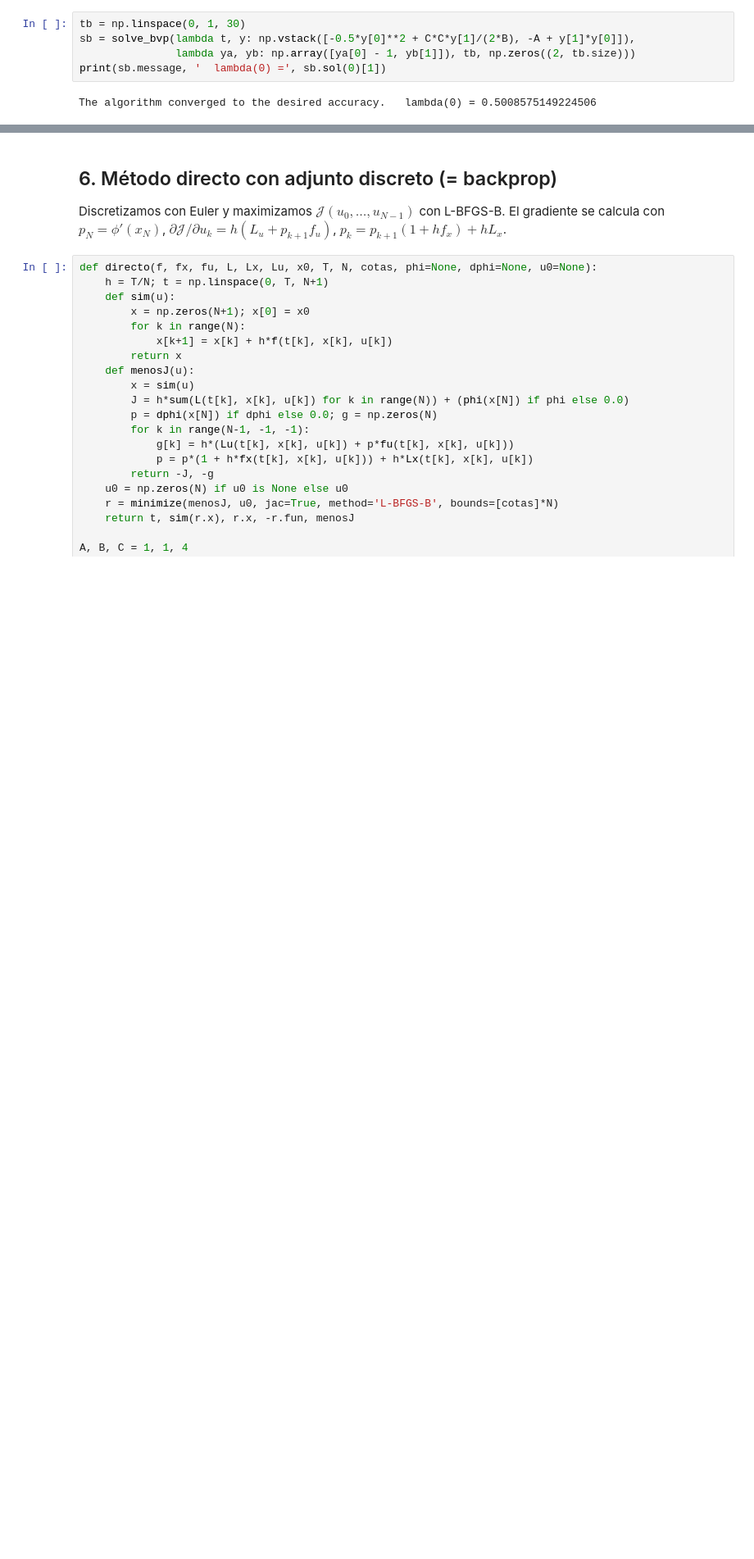
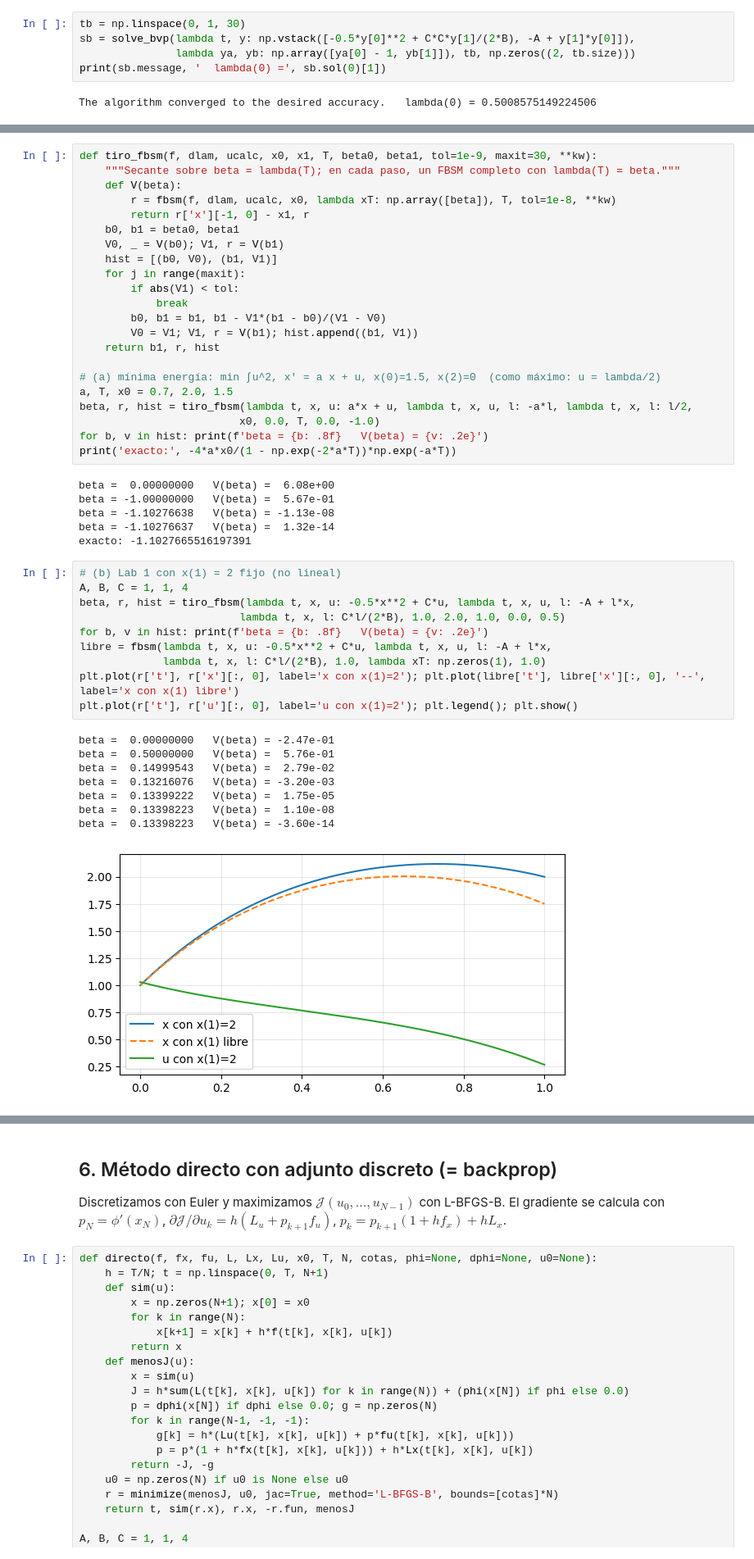
Before and after one commit to csfvega-arg/Colabs-materia-control, a Jupyter notebook: clase04.ipynb, the cells around one changed output, grey strips where cells are left out. Shown at 82% size. Cells and saved outputs as stored; diff of their text form; blank space fills up the shorter version.

```diff
--- a/clase04.ipynb
+++ b/clase04.ipynb
@@ -186,0 +237,47 @@ The algorithm converged to the desired accuracy.   lambda(0) = 0.500857514922450
+# %%
+def tiro_fbsm(f, dlam, ucalc, x0, x1, T, beta0, beta1, tol=1e-9, maxit=30, **kw):
+    """Secante sobre beta = lambda(T); en cada paso, un FBSM completo con lambda(T) = beta."""
+    def V(beta):
+        r = fbsm(f, dlam, ucalc, x0, lambda xT: np.array([beta]), T, tol=1e-8, **kw)
+        return r['x'][-1, 0] - x1, r
+    b0, b1 = beta0, beta1
+    V0, _ = V(b0); V1, r = V(b1)
+    hist = [(b0, V0), (b1, V1)]
+    for j in range(maxit):
+        if abs(V1) < tol:
+            break
+        b0, b1 = b1, b1 - V1*(b1 - b0)/(V1 - V0)
+        V0 = V1; V1, r = V(b1); hist.append((b1, V1))
+    return b1, r, hist
+
+# (a) mínima energía: min ∫u^2, x' = a x + u, x(0)=1.5, x(2)=0  (como máximo: u = lambda/2)
+a, T, x0 = 0.7, 2.0, 1.5
+beta, r, hist = tiro_fbsm(lambda t, x, u: a*x + u, lambda t, x, u, l: -a*l, lambda t, x, l: l/2,
+                         x0, 0.0, T, 0.0, -1.0)
+for b, v in hist: print(f'beta = {b: .8f}   V(beta) = {v: .2e}')
+print('exacto:', -4*a*x0/(1 - np.exp(-2*a*T))*np.exp(-a*T))
+# %% [output]
+beta =  0.00000000   V(beta) =  6.08e+00
+beta = -1.00000000   V(beta) =  5.67e-01
+beta = -1.10276638   V(beta) = -1.13e-08
+beta = -1.10276637   V(beta) =  1.32e-14
+exacto: -1.1027665516197391
+# %%
+# (b) Lab 1 con x(1) = 2 fijo (no lineal)
+A, B, C = 1, 1, 4
+beta, r, hist = tiro_fbsm(lambda t, x, u: -0.5*x**2 + C*u, lambda t, x, u, l: -A + l*x,
+                         lambda t, x, l: C*l/(2*B), 1.0, 2.0, 1.0, 0.0, 0.5)
+for b, v in hist: print(f'beta = {b: .8f}   V(beta) = {v: .2e}')
+libre = fbsm(lambda t, x, u: -0.5*x**2 + C*u, lambda t, x, u, l: -A + l*x,
+             lambda t, x, l: C*l/(2*B), 1.0, lambda xT: np.zeros(1), 1.0)
+plt.plot(r['t'], r['x'][:, 0], label='x con x(1)=2'); plt.plot(libre['t'], libre['x'][:, 0], '--', label='x con x(1) libre')
+plt.plot(r['t'], r['u'][:, 0], label='u con x(1)=2'); plt.legend(); plt.show()
+# %% [output]
+beta =  0.00000000   V(beta) = -2.47e-01
+beta =  0.50000000   V(beta) =  5.76e-01
+beta =  0.14999543   V(beta) =  2.79e-02
+beta =  0.13216076   V(beta) = -3.20e-03
+beta =  0.13399222   V(beta) =  1.75e-05
+beta =  0.13398223   V(beta) =  1.10e-08
+beta =  0.13398223   V(beta) = -3.60e-14
+[figure, added]
```
Also changed, not shown: parts of 8 cells of this notebook.
